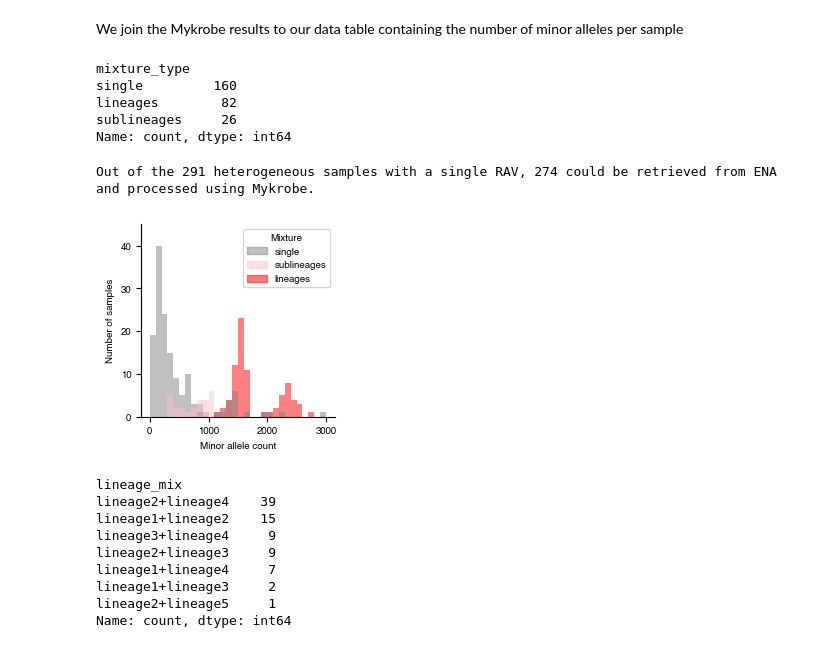
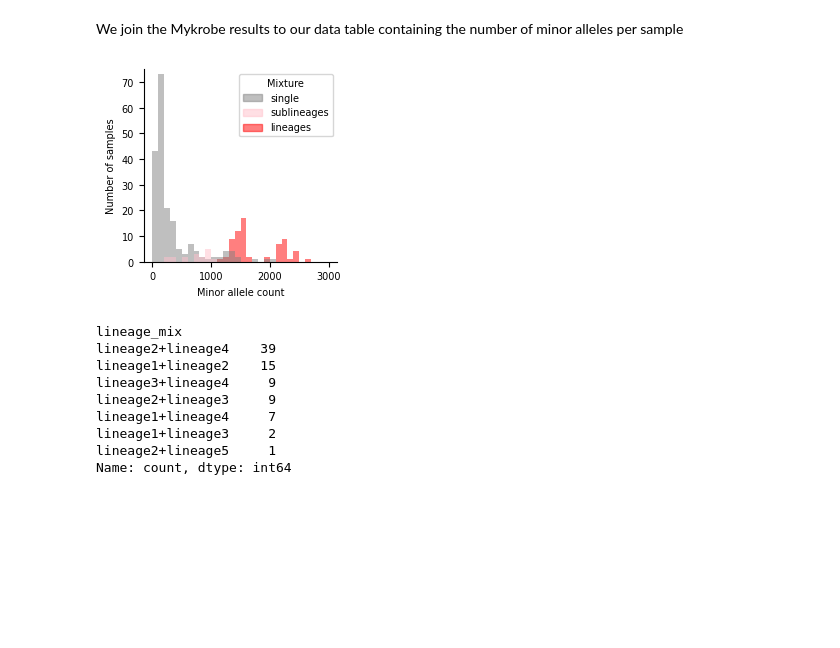
Before and after one commit to fowler-lab/tuberculosis-RNAP-subpopulations, a Jupyter notebook: analysis_refactored.ipynb, the cells around one changed output. Drawn from its saved outputs; the diff is of its cells as text; code cells hidden in the pictures; blank space fills up the shorter version.

Commit message:
finished refactoring main figures

```diff
--- a/analysis_refactored.ipynb
+++ b/analysis_refactored.ipynb
@@ -1027,8 +1057,0 @@ We can plot the assigned number of (sub)lineages from our pipeline on the distri
-# %%
-def correct_uid(row):
-    return row.uniqueid.split('.v0.12.4.per_sample')[0]
-
-variant_count_all.reset_index(inplace=True)
-variant_count_all['UNIQUEID'] = variant_count_all.apply(correct_uid, axis=1)
-variant_count_all.set_index('UNIQUEID', inplace=True)
-variant_count_all[:3]
@@ -1071,0 +1058,4 @@ mykrobe[:3]
+# %%
+variant_count_all.reset_index(inplace=True)
+variant_count_all = variant_count_all.merge(genomes[['N_LINEAGES','SUBLINEAGE']], left_on='UNIQUEID', right_index=True, how='left')
+variant_count_all
@@ -1071,0 +1076,11 @@ mykrobe[:3]
+# %%
+def extract_main_lineages(sublineage):
+    if isinstance(sublineage, str):
+        lineages = re.findall(r'lineage(\d+)', sublineage)  # Extract all main lineage numbers
+        unique_lineages = sorted(set(lineages))  # Ensure uniqueness and sorted order
+        return '+'.join(f'lineage{l}' for l in unique_lineages)  # Format as requested
+    return sublineage  # Return unchanged if not a string
+
+variant_count_all['LINEAGES'] = variant_count_all['SUBLINEAGE'].apply(extract_main_lineages)
+
+variant_count_all
@@ -1071,0 +1101,7 @@ mykrobe[:3]
+# %%
+#make another column for the mixture type based on columns 'N_LINEAGES' and 'LINEAGES'
+variant_count_all['mixture_type'] = np.where(
+    (variant_count_all['N_LINEAGES'] > 1) & (~variant_count_all.LINEAGES.str.contains(r'\+', regex=True)), 'sublineages',
+    np.where((variant_count_all['N_LINEAGES'] > 1) & (variant_count_all.LINEAGES.str.contains(r'\+', regex=True)), 'lineages', 'single'))
+
+variant_count_all
@@ -1072,21 +1122,5 @@ mykrobe[:3]
 # %% [markdown]
 We join the Mykrobe results to our data table containing the number of minor alleles per sample
-# %%
-variant_count_all_Mykrobe = variant_count_all_Mykrobe.join(mykrobe)
-variant_count_all_Mykrobe['mixture_type'] = variant_count_all_Mykrobe['mixture_type'].str.replace('complex', 'major')
-variant_count_all_Mykrobe['mixture_type'] = variant_count_all_Mykrobe['mixture_type'].str.replace('major', 'lineages')
-variant_count_all_Mykrobe['mixture_type'] = variant_count_all_Mykrobe['mixture_type'].str.replace('minor', 'sublineages')
-variant_count_all_Mykrobe['mixture_type'].value_counts()
-# %% [output]
-mixture_type
-single         160
-lineages        82
-sublineages     26
-Name: count, dtype: int64
-# %%
-print(f"Out of the {variant_count_all.uniqueid.nunique()} heterogeneous samples with a single RAV, {variant_count_all_Mykrobe.uniqueid.nunique()} could be retrieved from ENA and processed using Mykrobe.")
-# %% [output]
-Out of the 291 heterogeneous samples with a single RAV, 274 could be retrieved from ENA and processed using Mykrobe.
 # %%
 # Set up the figure and axes
 fig, ax = plt.subplots(figsize=(2.5, 2.5))  # Adjust the size as needed
@@ -1095,43 +1129,43 @@ fig, ax = plt.subplots(figsize=(2.5, 2.5))  # Adjust the size as needed
 colors = ['red', 'grey', 'pink']
 
 # Group the data by the column with strings
-groups = variant_count_all_Mykrobe.groupby('mixture_type')
+groups = variant_count_all.groupby('mixture_type')
 
 # Define the desired order for the legend
 legend_order = ['single', 'sublineages', 'lineages']
 
 # Store proxies for the legend
 legend_proxies = {}
 
 # Loop through each group and plot its histogram
 for (label, group), color in zip(groups, colors):
     group['minor_count'].plot(
         kind='hist',
         bins=range(0, 3100, 100),  # Adjust bin size if necessary
         color=color,
         alpha=0.5,  # Make bars semi-transparent for overlapping
         label=label,
         ax=ax
     )
     # Create a proxy artist for the legend
     if label in legend_order:
         legend_proxies[label] = mpatches.Patch(color=color, alpha=0.5)
 
 # Add the legend with the correct order
 ordered_proxies = [legend_proxies[label] for label in legend_order]
 ax.legend(ordered_proxies, legend_order, title='Mixture', loc='upper right')
 
 # Add labels and customize appearance
-ax.set_ylim(0, 45)
-ax.set_yticks(range(0, 50, 10))
+ax.set_ylim(0, 75)
+ax.set_yticks(range(0, 80, 10))
 ax.set_xlabel('Minor allele count')
 ax.set_ylabel('Number of samples')
 ax.spines["top"].set_visible(False)
 ax.spines["right"].set_visible(False)
 
 fig.savefig('pdf/bar-lineage-minor-allele-counts.pdf', bbox_inches='tight', transparent=True)
 # %% [output]
-[figure, old version]
+[figure, new version]
 # %%
 variant_count_all_Mykrobe.lineage_2.value_counts()
 variant_count_all_Mykrobe['lineage_1_main'] = variant_count_all_Mykrobe.lineage_1.apply(lambda x: x.split('.')[0] if isinstance(x, str) and '.' in x else x)
```
Also changed, not shown: parts of 54 cells of this notebook, 1 other file.
